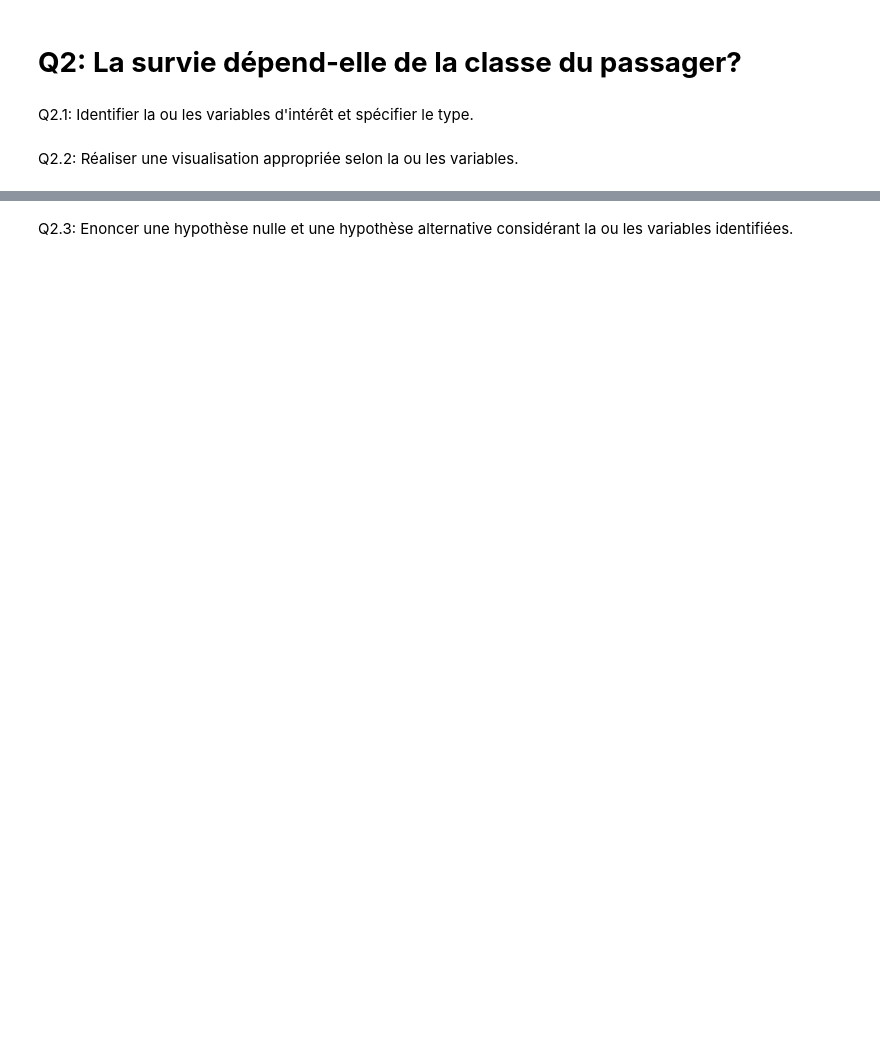
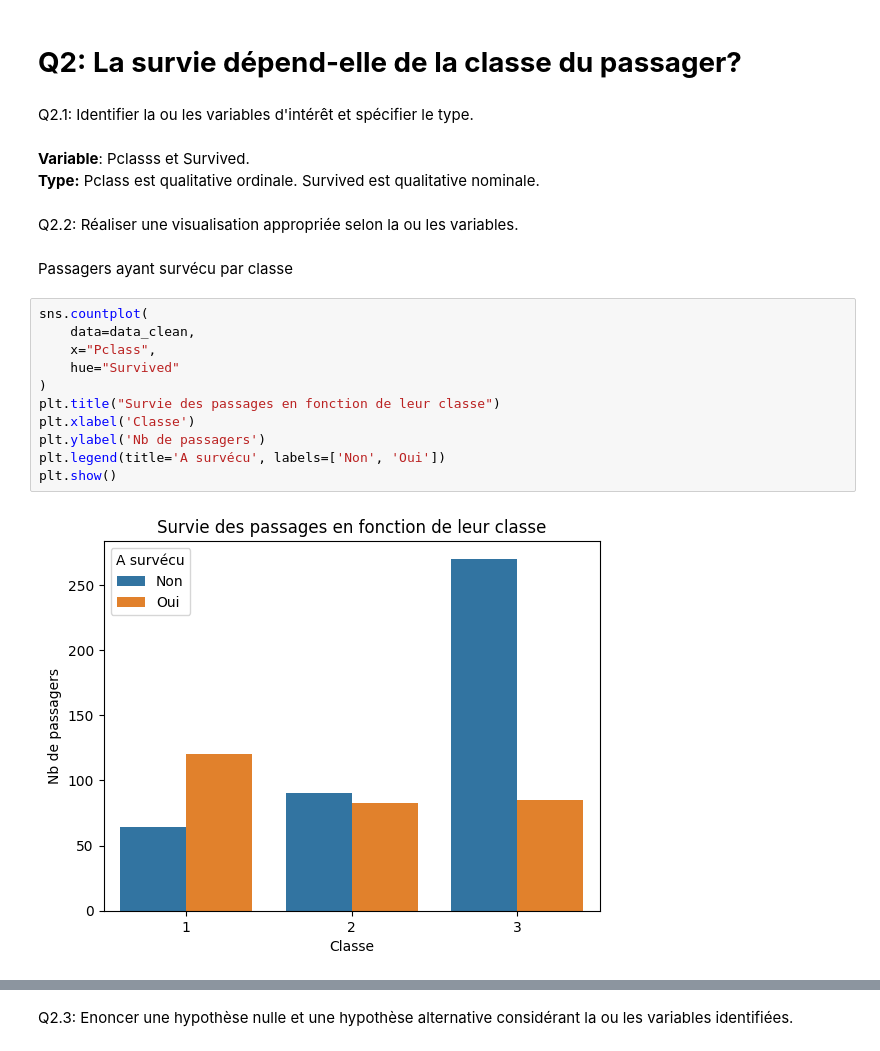
Before and after one commit to marino-casagranda/62-62.2-Data-Analysis, a Jupyter notebook: Projet.ipynb, the cells around one changed output, grey strips where cells are left out. Saved outputs shown, nothing was run; the diff lists cells and outputs as text; blank space fills up the shorter version.

```diff
--- a/Projet.ipynb
+++ b/Projet.ipynb
@@ -242,5 +270,23 @@ Bien que le test montre une différence significative, nous jugeons celle-ci tro
 ==============
 # %% [markdown]
 Q2.1: Identifier la ou les variables d'intérêt et spécifier le type.
+# %% [markdown]
+**Variable**: Pclasss et Survived.
+**Type:** Pclass est qualitative ordinale. Survived est qualitative nominale.
 # %% [markdown]
 Q2.2: Réaliser une visualisation appropriée selon la ou les variables.
+# %% [markdown]
+Passagers ayant survécu par classe
+# %%
+sns.countplot(
+    data=data_clean,
+    x="Pclass",
+    hue="Survived"
+)
+plt.title("Survie des passages en fonction de leur classe")
+plt.xlabel('Classe')
+plt.ylabel('Nb de passagers')
+plt.legend(title='A survécu', labels=['Non', 'Oui'])
+plt.show()
+# %% [output]
+[figure, added]
```
Also changed, not shown: parts of 14 cells of this notebook.
